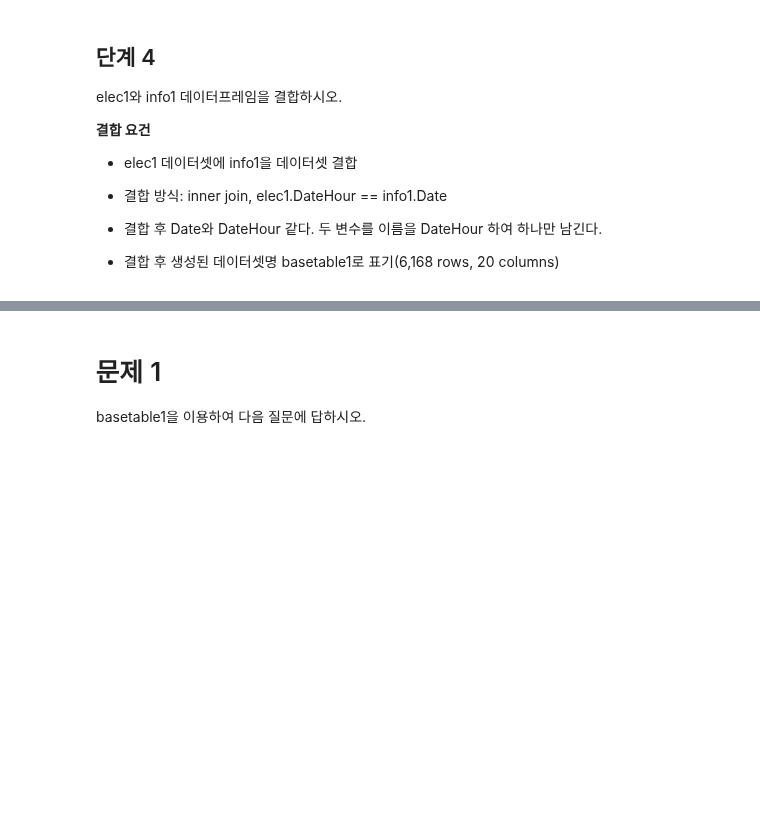
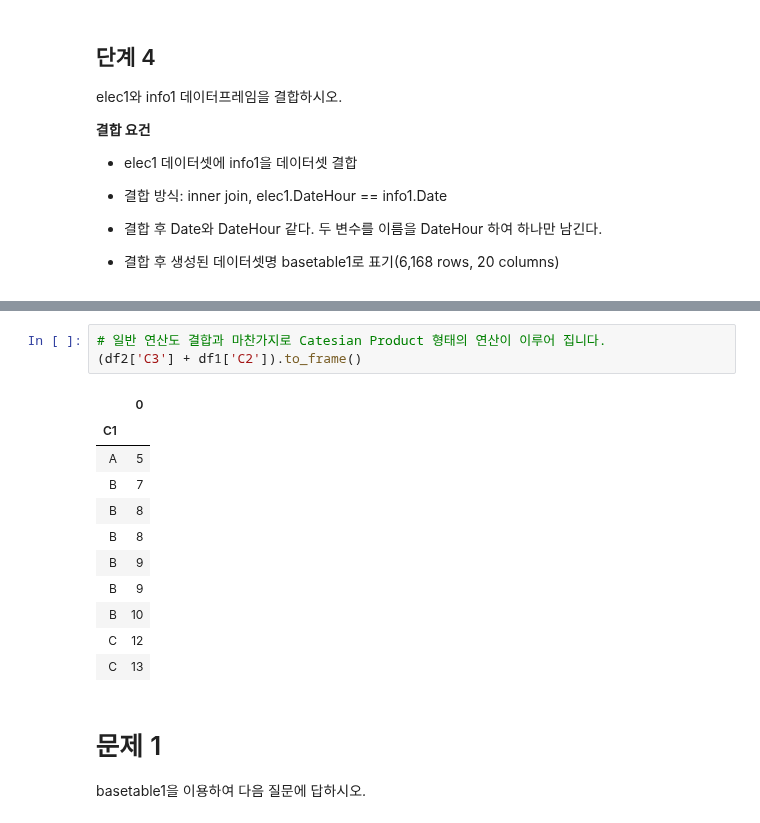
Before and after one commit to sunkusun9/DS_lv3_2509_1, a Jupyter notebook: sec_ds_lv3_prob3_prob.ipynb, the cells around one changed output, grey strips where cells are left out. Cells and saved outputs as stored; diff of their text form; blank space fills up the shorter version.

```diff
--- a/sec_ds_lv3_prob3_prob.ipynb
+++ b/sec_ds_lv3_prob3_prob.ipynb
@@ -603,3 +604,18 @@ dtype: int64
+# %%
+# 일반 연산도 결합과 마찬가지로 Catesian Product 형태의 연산이 이루어 집니다.
+(df2['C3'] + df1['C2']).to_frame()
+# %% [output]
+|  | 0 |
+| C1 |  |
+| A | 5 |
+| B | 7 |
+| B | 8 |
+| B | 8 |
+| B | 9 |
+| B | 9 |
+| B | 10 |
+| C | 12 |
+| C | 13 |
 # %% [markdown]
 # 문제 1
 
```
Also changed, not shown: parts of 141 cells of this notebook.
